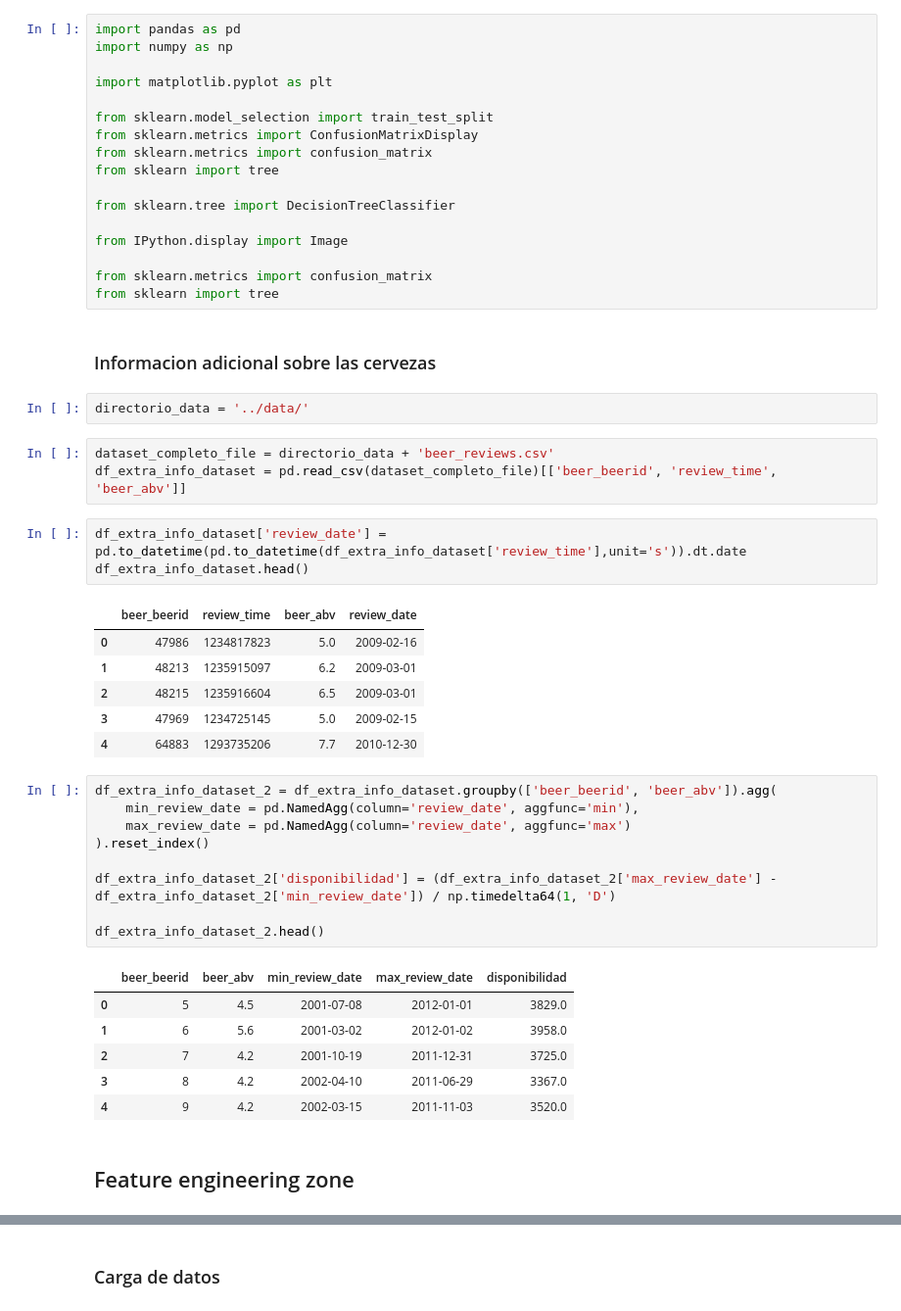
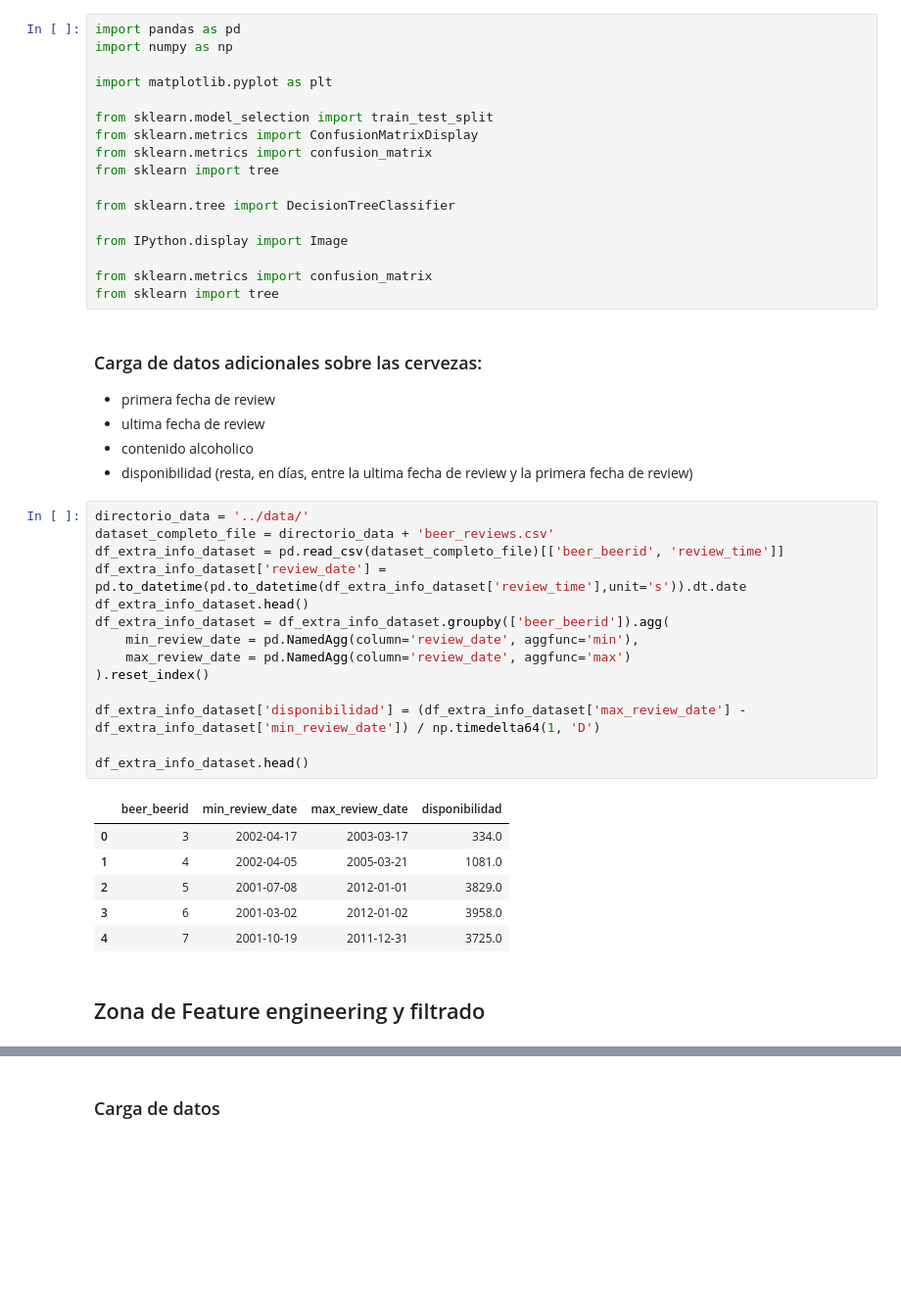
Before and after one commit to arouiller/Taller-inicial-de-machine-learning-2, a Jupyter notebook: Competencia/Competencia.ipynb, the cells around one changed output, grey strips where cells are left out. Shown at 98% size. Drawn from its saved outputs; the diff is of its cells as text; blank space fills up the shorter version.

Commit message:
correcciones y adicion de notebook para la competencia

```diff
--- a/Competencia/Competencia.ipynb
+++ b/Competencia/Competencia.ipynb
@@ -28,40 +28,34 @@ from IPython.display import Image
 from sklearn.metrics import confusion_matrix
 from sklearn import tree
 # %% [markdown]
-### Informacion adicional sobre las cervezas
+### Carga de datos adicionales sobre las cervezas:
+* primera fecha de review
+* ultima fecha de review
+* contenido alcoholico
+* disponibilidad (resta, en días, entre la ultima fecha de review y la primera fecha de review)
 # %%
 directorio_data = '../data/'
+dataset_completo_file = directorio_data + 'beer_reviews.csv'
+df_extra_info_dataset = pd.read_csv(dataset_completo_file)[['beer_beerid', 'review_time']]
+df_extra_info_dataset['review_date'] = pd.to_datetime(pd.to_datetime(df_extra_info_dataset['review_time'],unit='s')).dt.date
+df_extra_info_dataset.head()
+df_extra_info_dataset = df_extra_info_dataset.groupby(['beer_beerid']).agg(
+    min_review_date = pd.NamedAgg(column='review_date', aggfunc='min'),
+    max_review_date = pd.NamedAgg(column='review_date', aggfunc='max')
+).reset_index()
+
+df_extra_info_dataset['disponibilidad'] = (df_extra_info_dataset['max_review_date'] - df_extra_info_dataset['min_review_date']) / np.timedelta64(1, 'D')
+
+df_extra_info_dataset.head()
+# %% [output]
+|  | beer_beerid | min_review_date | max_review_date | disponibilidad |
+| 0 | 3 | 2002-04-17 | 2003-03-17 | 334.0 |
+| 1 | 4 | 2002-04-05 | 2005-03-21 | 1081.0 |
+| 2 | 5 | 2001-07-08 | 2012-01-01 | 3829.0 |
+| 3 | 6 | 2001-03-02 | 2012-01-02 | 3958.0 |
+| 4 | 7 | 2001-10-19 | 2011-12-31 | 3725.0 |
-# %%
-dataset_completo_file = directorio_data + 'beer_reviews.csv'
-df_extra_info_dataset = pd.read_csv(dataset_completo_file)[['beer_beerid', 'review_time', 'beer_abv']]
-# %%
-df_extra_info_dataset['review_date'] = pd.to_datetime(pd.to_datetime(df_extra_info_dataset['review_time'],unit='s')).dt.date
-df_extra_info_dataset.head()
-# %% [output]
-|  | beer_beerid | review_time | beer_abv | review_date |
-| 0 | 47986 | 1234817823 | 5.0 | 2009-02-16 |
-| 1 | 48213 | 1235915097 | 6.2 | 2009-03-01 |
-| 2 | 48215 | 1235916604 | 6.5 | 2009-03-01 |
-| 3 | 47969 | 1234725145 | 5.0 | 2009-02-15 |
-| 4 | 64883 | 1293735206 | 7.7 | 2010-12-30 |
-# %%
-df_extra_info_dataset_2 = df_extra_info_dataset.groupby(['beer_beerid', 'beer_abv']).agg(
-    min_review_date = pd.NamedAgg(column='review_date', aggfunc='min'),
-    max_review_date = pd.NamedAgg(column='review_date', aggfunc='max')
-).reset_index()
-
-df_extra_info_dataset_2['disponibilidad'] = (df_extra_info_dataset_2['max_review_date'] - df_extra_info_dataset_2['min_review_date']) / np.timedelta64(1, 'D')
-
-df_extra_info_dataset_2.head()
-# %% [output]
-|  | beer_beerid | beer_abv | min_review_date | max_review_date | disponibilidad |
-| 0 | 5 | 4.5 | 2001-07-08 | 2012-01-01 | 3829.0 |
-| 1 | 6 | 5.6 | 2001-03-02 | 2012-01-02 | 3958.0 |
-| 2 | 7 | 4.2 | 2001-10-19 | 2011-12-31 | 3725.0 |
-| 3 | 8 | 4.2 | 2002-04-10 | 2011-06-29 | 3367.0 |
-| 4 | 9 | 4.2 | 2002-03-15 | 2011-11-03 | 3520.0 |
 # %% [markdown]
-## Feature engineering zone
+## Zona de Feature engineering y filtrado
 # %%
 #Esta funcion hace un join entre el dataframe enviado como parametro y el dataframe con informacion extra para obtener la disponibilidad, el max_review_date y el min_review_date
 def feature_engineering_1(df):
```
Also changed, not shown: parts of 7 cells of this notebook, 6 other files.
